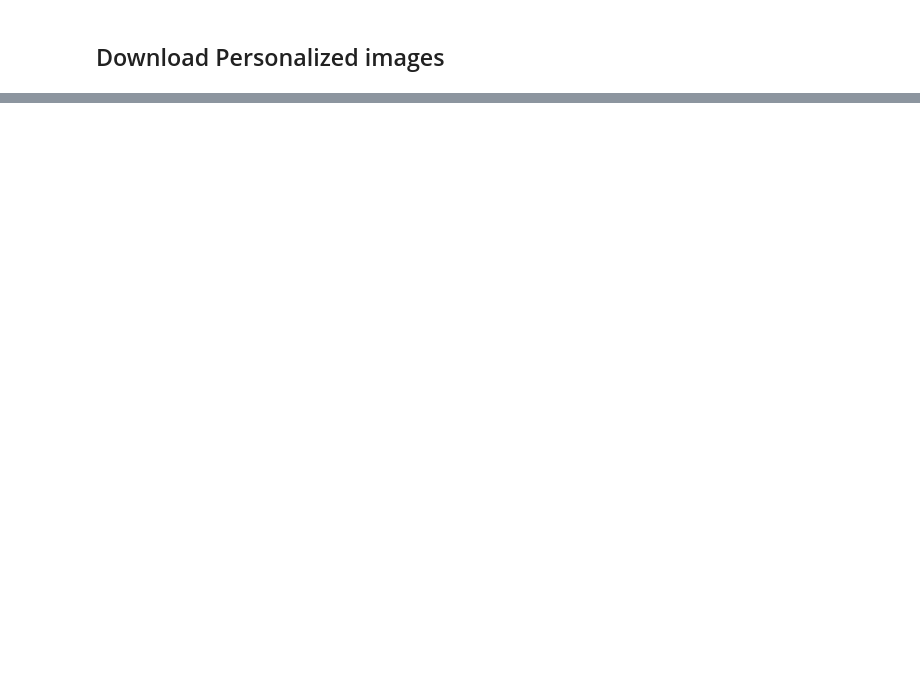
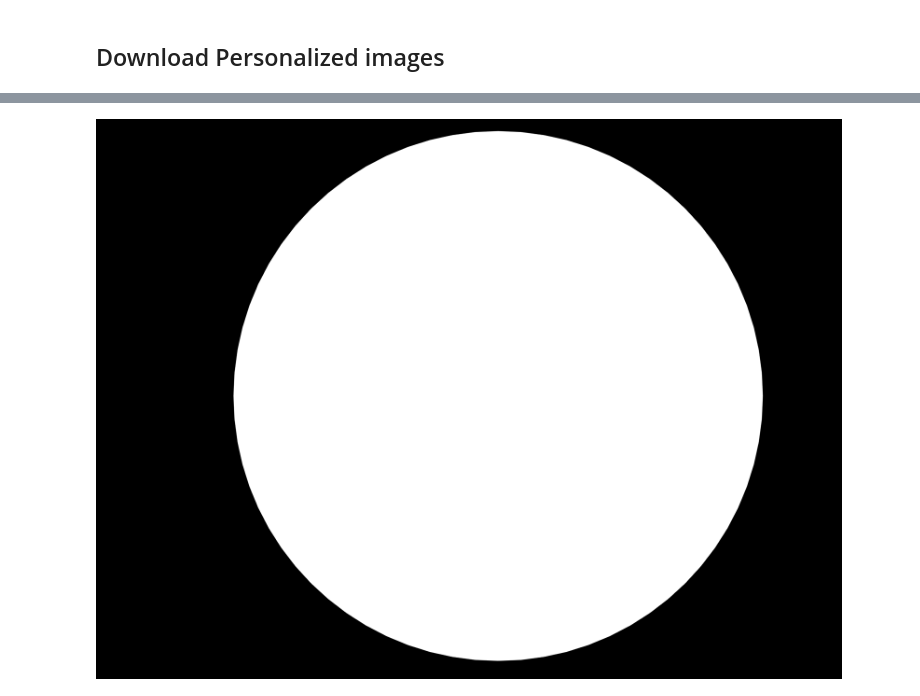
Before and after one commit to MaheeGamage/Product-Personalization-Colab, a Jupyter notebook: Product_personalization.ipynb, the cells around one changed output, grey strips where cells are left out. Cells and saved outputs as stored; diff of their text form; code cells hidden in the pictures; blank space fills up the shorter version.

```diff
--- a/Product_personalization.ipynb
+++ b/Product_personalization.ipynb
@@ -452,0 +624,32 @@ files.download(zip_filename)
+# %%
+import urllib.request
+import cv2
+import numpy as np
+import os
+# Load the face detection classifier
+face_cascade = cv2.CascadeClassifier(face_detection_classifier_path)
+
+# Read image
+img = cv2.imread(person_image_file)
+
+# Convert the image to grayscale
+gray = cv2.cvtColor(img, cv2.COLOR_BGR2GRAY)
+
+# Detect faces in the grayscale image
+faces = face_cascade.detectMultiScale(gray, 1.1, 5)
+
+# Crop the detected face in a circular form
+for (x,y,w,h) in faces:
+    center = (x + w//2, y + h//2)
+    radius = int(2 * w/2)
+    mask = np.zeros_like(img)
+    cv2.circle(mask, center, radius, (255, 255, 255), -1, cv2.LINE_AA)
+    masked_img = cv2.bitwise_and(img, mask)
+    (y1, y2) = (center[1] - radius, center[1] + radius)
+    (x1, x2) = (center[0] - radius, center[0] + radius)
+    cropped_img = masked_img[y1:y2, x1:x2]
+
+    # Display the cropped image
+    cv2_imshow(mask)
+# %% [output]
+[figure, added]
```
Also changed, not shown: parts of 29 cells of this notebook.
